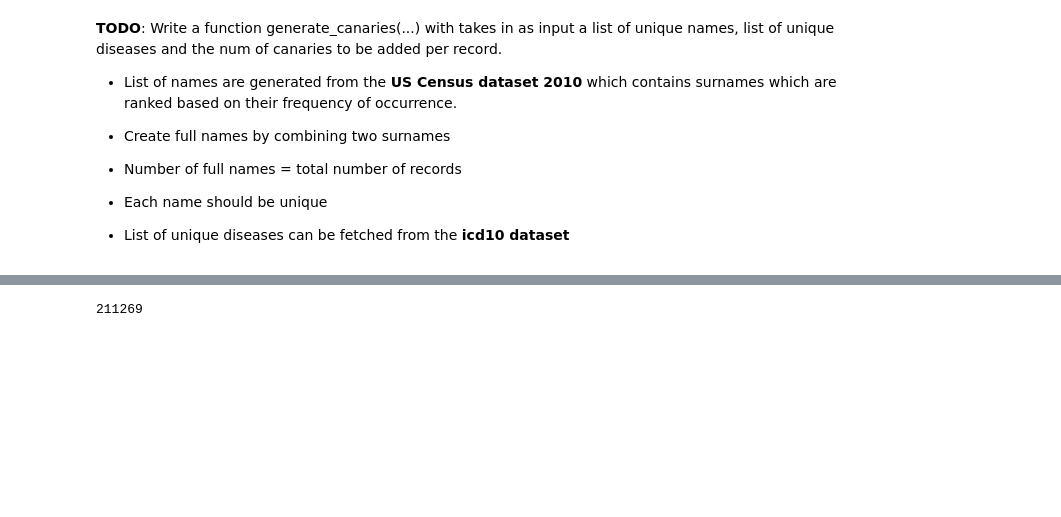
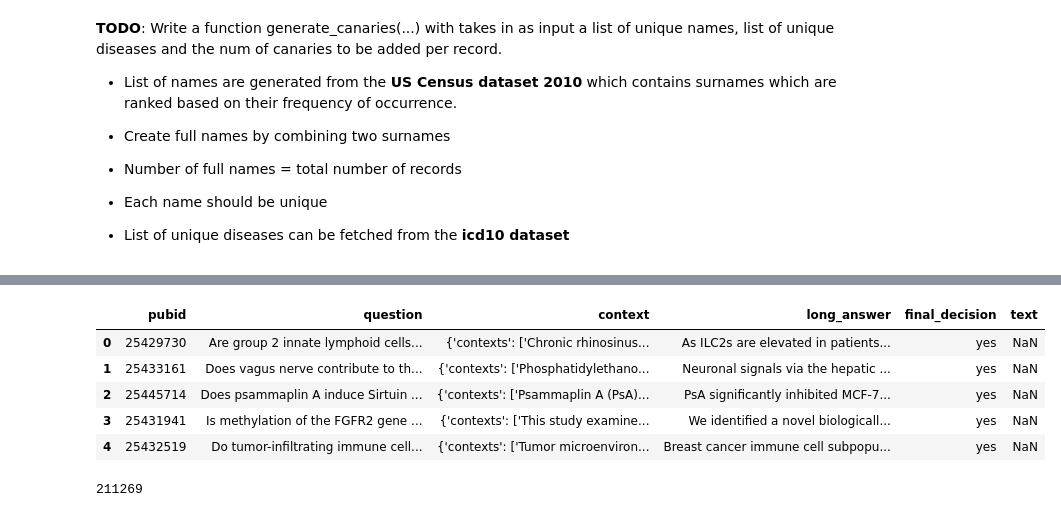
Before and after one commit to Annezhang673/NLPMemorizationProject, a Jupyter notebook: NLP_project_canaries_florrie.ipynb, the cells around one changed output, grey strips where cells are left out. Saved outputs shown, nothing was run; the diff lists cells and outputs as text; code cells hidden in the pictures; blank space fills up the shorter version.

Commit message:
Complete Inserting canaries

```diff
--- a/NLP_project_canaries_florrie.ipynb
+++ b/NLP_project_canaries_florrie.ipynb
@@ -152,6 +152,7 @@ def generate_canaries(names, diseases, relation = 'suffers from', num=200):
   return canaries
 # %%
 ### generate 40k unique full names
-unique_names = list(generate_unique_names(surname, 40000))
+num_of_unique_name = 40000
+unique_names = list(generate_unique_names(surname, num_of_unique_name))
 print(unique_names[:10])
 # %% [output]
@@ -209,20 +211,3 @@ def insert_canaries(data: pd.DataFrame, canaries: list, frequency: int, isAddQue
     return data
 # %%
 data = pd.DataFrame(dataset['train'], columns = dataset['train'].features)
-# %%
-df = data.copy()
-print(df.loc[0, 'question'])
-print(df.loc[0, 'long_answer'])
-
-
-df = insert_canaries(df, canaries, 5, True)
-print(df.loc[0, 'question'])
-print(df.loc[0, 'long_answer'])
-
-#df_1 = data.copy()
-#df_1 = insert_canaries(df_1, canaries, 5, False)
-
-#frequencies = [5, 10, 40, 90, 150, 200]
-
-
-### create question template: What does name suffer from?
@@ -242,0 +214,8 @@ df.head()
+# %%
+## create new data fro different frequencies
+frequencies = [5, 10, 40, 90, 150, 200]
+data_list = []
+for frequency in frequencies:
+    df = data.copy()
+    df = insert_canaries(df, canaries, frequency, len(canaries))
+    data_list.append(df)
@@ -243,3 +230,12 @@ df.head()
+# %%
+data_list[0].head()
+# %% [output]
+|  | pubid | question | context | long_answer | final_decision | text |
+| 0 | 25429730 | Are group 2 innate lymphoid cells... | {'contexts': ['Chronic rhinosinus... | As ILC2s are elevated in patients... | yes | NaN |
+| 1 | 25433161 | Does vagus nerve contribute to th... | {'contexts': ['Phosphatidylethano... | Neuronal signals via the hepatic ... | yes | NaN |
+| 2 | 25445714 | Does psammaplin A induce Sirtuin ... | {'contexts': ['Psammaplin A (PsA)... | PsA significantly inhibited MCF-7... | yes | NaN |
+| 3 | 25431941 | Is methylation of the FGFR2 gene ... | {'contexts': ['This study examine... | We identified a novel biologicall... | yes | NaN |
+| 4 | 25432519 | Do tumor-infiltrating immune cell... | {'contexts': ['Tumor microenviron... | Breast cancer immune cell subpopu... | yes | NaN |
 # %%
 len(data)
 # %% [output]
```
Also changed, not shown: parts of 7 cells of this notebook.
